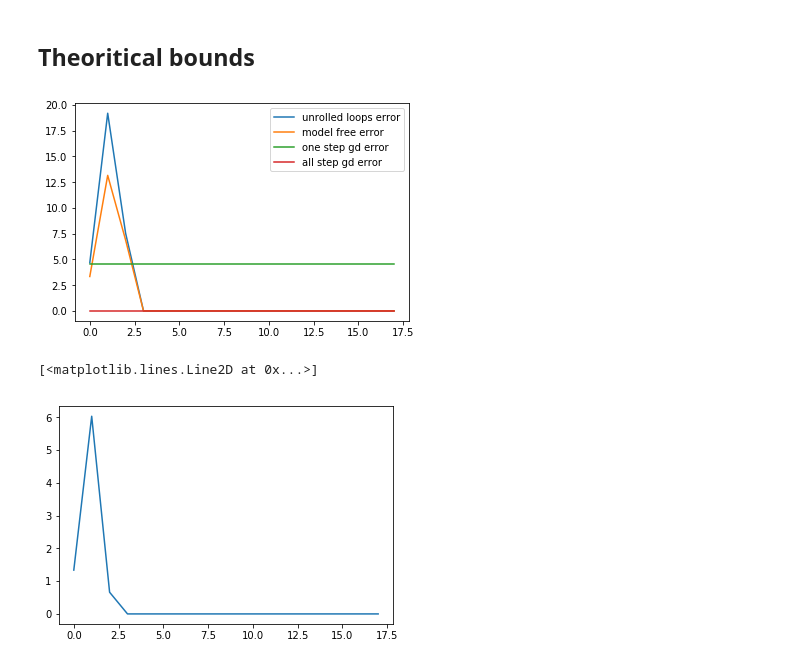
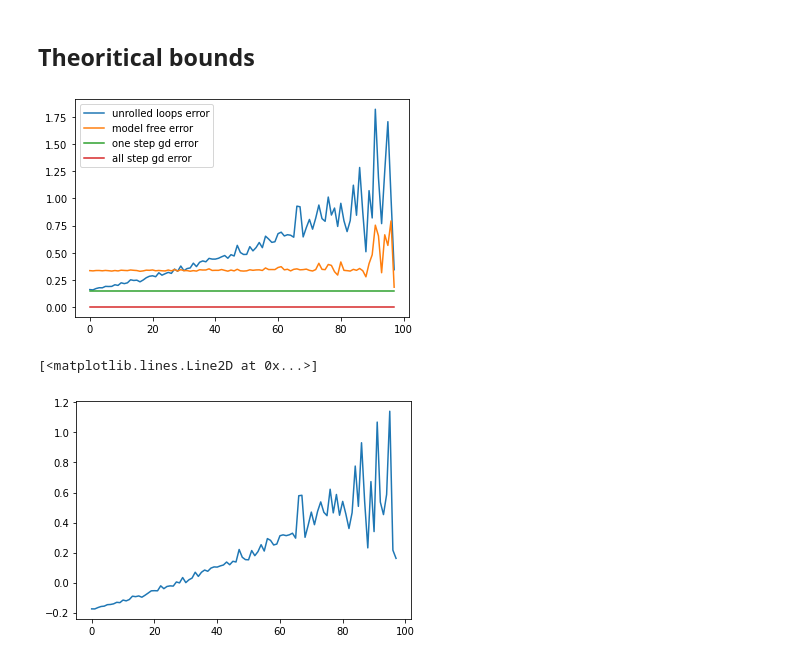
Before and after one commit to siddpiku/unrolledLOOPS, a Jupyter notebook: Unrolled loops.ipynb, the cells around one changed output. Cells and saved outputs as stored; diff of their text form; code cells hidden in the pictures.

```diff
--- a/Unrolled loops.ipynb
+++ b/Unrolled loops.ipynb
@@ -172,66 +198,79 @@ tensor(85.9057)
 unroll = []
 modelfree = []
 onestepgd = []
-d = 5 # dimension of data points x
-m = 5 # size of measurements b
+d = 100 # dimension of data points x
+m = 100 # size of measurements b
 #sigma = np.linspace(0.0001,1,d)
-Sigma = np.eye(d)#np.random.uniform(0,1,size = (d,d))#np.diag(sigma)
+Sigma = np.eye(d)/(3*d)#np.random.uniform(0,1,size = (d,d))#np.diag(sigma)
 A = np.random.uniform(-1/np.sqrt(d),1/np.sqrt(d),(m,d))
-eta = 0.1
+eta = 1
 ata = np.matmul(A.T,A)
-for n in range(2,20):
+for n in range(2,100):
     X = np.random.uniform(-1/np.sqrt(d),1/np.sqrt(d),size = (n,d))#np.random.binomial(size=(n,d), n=1, p= 0.1)#np.random.uniform(-1/np.sqrt(d),1/np.sqrt(d),size = (n,d))##
     cov = np.matmul(X.T,X)
-
+    B = np.matmul(A,X.T)
     #estimateUL = np.matmul(np.matmul(cov,ata),
     #                       np.linalg.pinv(np.matmul(np.matmul(A,cov),ata)))
 
-    atacovata = np.matmul(np.matmul(ata,cov),ata)
-    covataInvatacovata = np.matmul(np.matmul(cov,ata),
-                                   np.linalg.pinv(atacovata,hermitian = True))
+    ##atacovata = np.matmul(np.matmul(ata,cov),ata)
+    ##covataInvatacovata = np.matmul(np.matmul(cov,ata),
+    ##                               np.linalg.pinv(atacovata,hermitian = True))
 
-    atacovataInvatacovata = np.matmul(atacovata,
-                                   np.linalg.pinv(atacovata,hermitian = True))
-    #etaeyeataat = np.matmul(eta*(2*np.eye(d) - eta*ata), A.T)
-    covataInvatacovataat =  np.matmul(covataInvatacovata,A.T)
+    ##atacovataInvatacovata = np.matmul(atacovata,
+    ##                               np.linalg.pinv(atacovata,hermitian = True))
+    ###etaeyeataat = np.matmul(eta*(2*np.eye(d) - eta*ata), A.T)
+    ##covataInvatacovataat =  np.matmul(covataInvatacovata,A.T)
 
-    etaeyeataatacovataInvatacovataat = np.matmul(np.matmul(
-                                    eta*(2*np.eye(d) - eta*ata),
-                                np.eye(d) - atacovataInvatacovata),A.T)
-    estimateUL =  covataInvatacovataat
-    + etaeyeataatacovataInvatacovataat
+    ##etaeyeataatacovataInvatacovataat = np.matmul(np.matmul(
+    ##                                eta*(2*np.eye(d) - eta*ata),
+    ##                            np.eye(d) - atacovataInvatacovata),A.T)
+    ##estimateUL =  covataInvatacovataat
+    ##+ etaeyeataatacovataInvatacovataat
+
+    temp = np.matmul(A.T,B)
+    ata = np.matmul(A.T,A)
+    estimateUL = np.matmul(np.matmul(eta*(2*np.eye(d) - eta*ata),
+                         np.eye(d) - np.matmul(temp,np.linalg.pinv(temp))),
+                    A.T) + np.matmul(np.matmul(X.T,np.linalg.pinv(temp)), A.T)
+
+
+
+
+
     #print(sum(np.diag(atacovataInvatacovata)) )
     #plt.figure(n)
     #plt.imshow(atacovataInvatacovata)
     #plt.show()
-    estimateML = np.matmul(np.matmul(cov,A.T),
-                           np.linalg.pinv(np.matmul(np.matmul(A,cov),A.T)))
+    estimateML = np.matmul(X.T, np.linalg.pinv(B))
+    #np.matmul(np.matmul(cov,A.T), np.linalg.pinv(np.matmul(np.matmul(A,cov),A.T)))
 
     ULerror = np.matrix.trace(np.matmul(np.matmul(
         np.matmul(estimateUL,A)-np.eye(d),Sigma),
                                         np.matmul(estimateUL,A).T-np.eye(d)))
 
     MLerror = np.matrix.trace(np.matmul(np.matmul(
         np.matmul(estimateML,A)-np.eye(d),
         Sigma),np.matmul(estimateML,A).T-np.eye(d)))
+
+    #ULerror = np.linalg.norm( np.matmul(pred,A)-np.eye(d) )**2/(3*d)
     unroll.append(ULerror)
     modelfree.append(MLerror)
 estimateonestepgd = np.matmul(eta*(2*np.eye(d) - eta*ata), A.T)
 gdonesteperror = np.matrix.trace(np.matmul(np.matmul(
         np.matmul(estimateonestepgd,A)-np.eye(d),Sigma),
                     np.matmul(estimateonestepgd,A).T-np.eye(d)))
 onestepgd = [gdonesteperror]*len(unroll)
 allstepgd = [ np.matrix.trace(np.matmul(
     np.matmul(np.linalg.pinv(A),A)-np.eye(d),
     np.matmul(np.linalg.pinv(A),A).T-np.eye(d))) ]*len(onestepgd)
 plt.plot(unroll,label = 'unrolled loops error')
 plt.plot(modelfree, label = 'model free error')
 plt.plot(onestepgd, label = 'one step gd error')
 plt.plot(allstepgd,label = 'all step gd error')
 plt.legend()
 plt.show()
 plt.plot(np.array(unroll)-np.array(modelfree))
 # %% [output]
-[figure, old version]
+[figure, new version]
 [<matplotlib.lines.Line2D at 0x...>]
-[figure, old version]
+[figure, new version]
```
Also changed, not shown: parts of 7 cells of this notebook.
